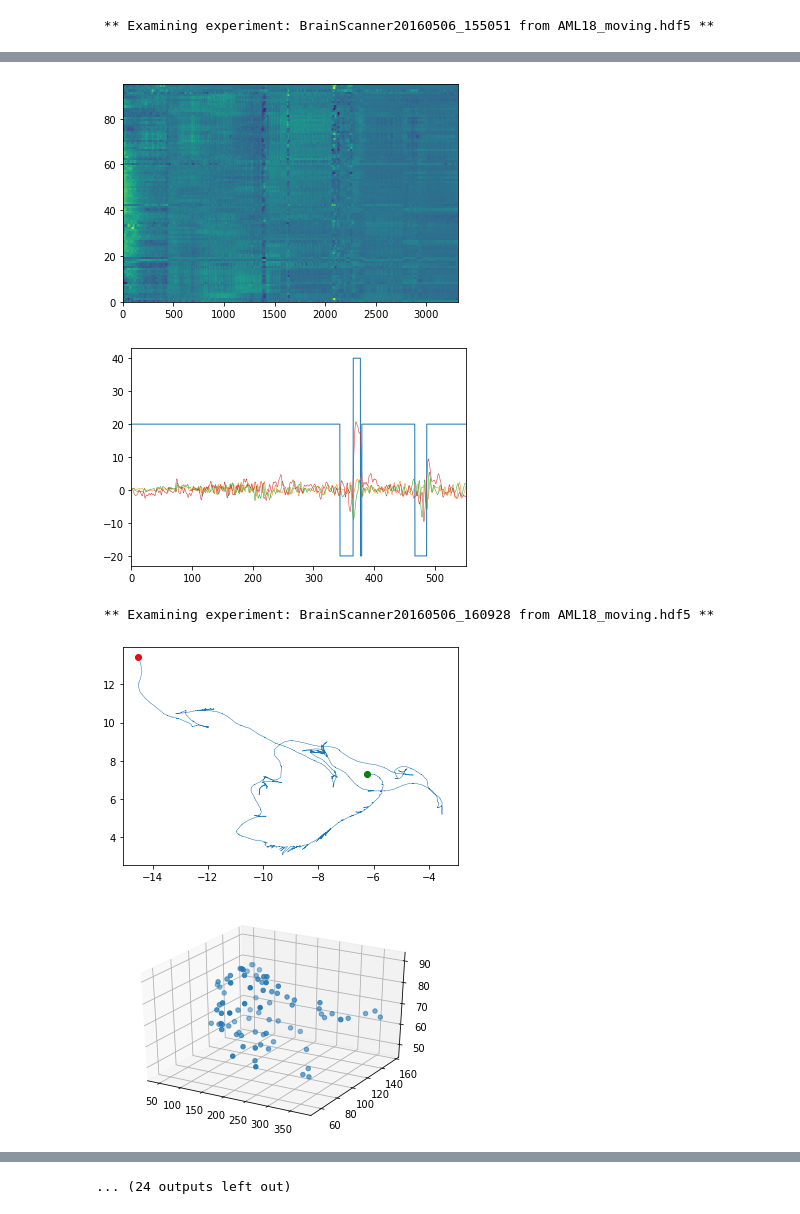
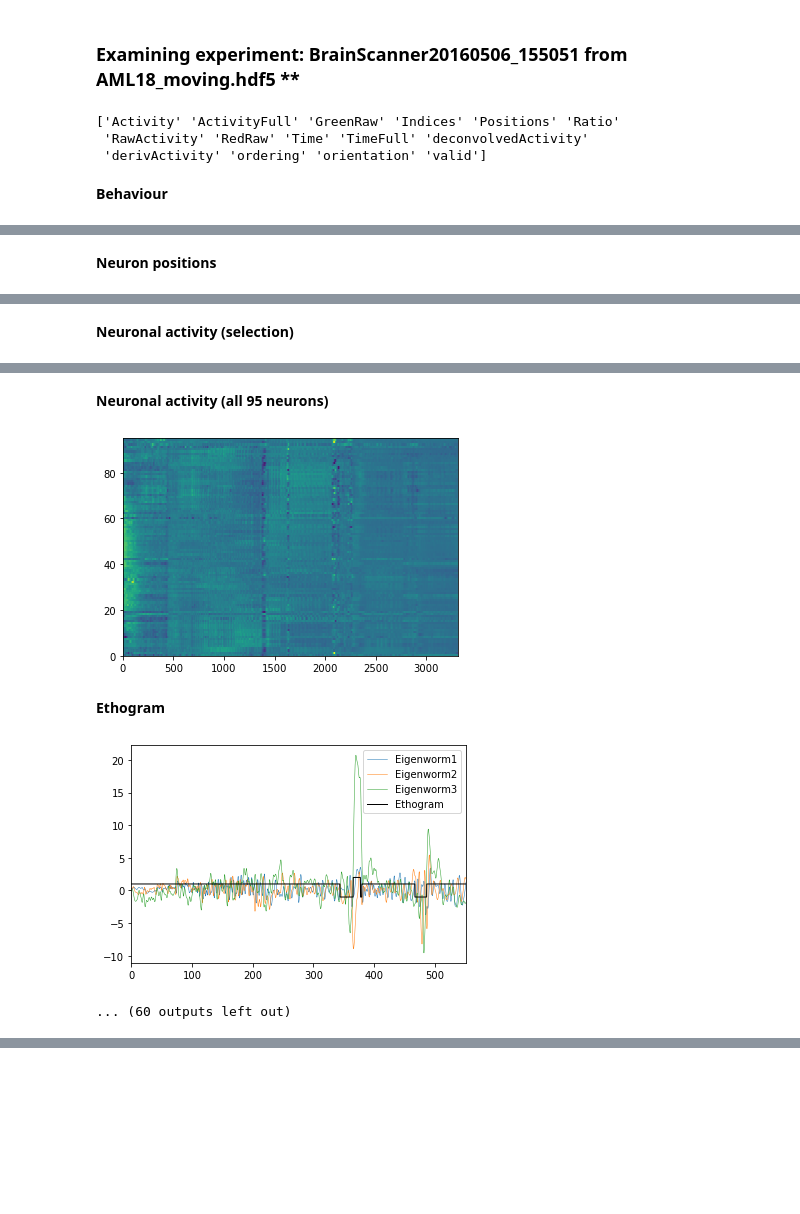
Before and after one commit to OpenSourceBrain/NWBShowcase, a Jupyter notebook: ScholzEtAl2019/Testing.ipynb, the cells around one changed output, grey strips where cells are left out. Drawn from its saved outputs; the diff is of its cells as text; code cells hidden in the pictures; blank space fills up the shorter version.

```diff
--- a/ScholzEtAl2019/Testing.ipynb
+++ b/ScholzEtAl2019/Testing.ipynb
@@ -1,6 +1,8 @@
 # %%
 import h5py
 import numpy as np
+
+from IPython.display import Markdown, display
 
 import matplotlib.pyplot as plt
 %matplotlib inline
@@ -16,17 +18,29 @@ for filename in filenames:
     celegans_h5 = h5py.File(filename, 'r')
     exps = np.array(celegans_h5['/'])
     for exp in exps:
-        print(' ** Examining experiment: %s from %s **'%(exp,filename))
+
+        display(Markdown('### Examining experiment: %s from %s **'%(exp,filename)))
         ns = np.array(celegans_h5['/%s/Neurons'%exp])
         behas = np.array(celegans_h5['/%s/Behavior'%exp])
         #print behas
-        #print ns
+        print(ns)
+
+        ###################################
+
+        display(Markdown('**Behaviour**'))
         xs = np.array(celegans_h5['/%s/Behavior/X'%exp])
         ys = np.array(celegans_h5['/%s/Behavior/Y'%exp])
+
         fig = plt.figure()
         plt.plot([xs[0]], [ys[0]], lw=0, marker='o',color='green')
         plt.plot([xs[-1]], [ys[-1]], lw=0, marker='o',color='red')
         plt.plot(xs, ys, lw=.5)
+
+        plt.show()
+
+        ###################################
+
+        display(Markdown('**Neuron positions**'))
 
         positions = np.array(celegans_h5['/%s/Neurons/Positions'%exp])
         #print positions
@@ -36,49 +50,69 @@ for filename in filenames:
 
         ax.scatter(positions[0],positions[1],positions[2])
         ax.set_aspect('auto')
+        plt.show()
+
+        ###################################
+
+        display(Markdown('**Neuronal activity (selection)**'))
 
         fig = plt.figure()
         activity = np.array(celegans_h5['/%s/Neurons/Activity'%exp])
-        #print activity[0]
         times = np.array(celegans_h5['/%s/Neurons/Time'%exp])
         #print len(times)
 
         for i in range(1, 50,5):
             plt.plot(times, activity[i], lw=.5, label='%s'%i)
             plt.xlim([times[0],times[-1]])
 
         plt.legend()
+        plt.show()
+
+        ###################################
+
+        display(Markdown('**Neuronal activity (all %s neurons)**'%len(activity)))
 
         hm_fig, hm_ax = plt.subplots()
         hm_ax.pcolormesh(activity)
+        plt.show()
 
+        ###################################
 
-        eth = 20*np.array(celegans_h5['/%s/Behavior/Ethogram'%exp])
+        display(Markdown('**Ethogram**'))
+
+        eth = 1*np.array(celegans_h5['/%s/Behavior/Ethogram'%exp])
         ethFull = np.array(celegans_h5['/%s/Behavior/EthogramFull'%exp])
 
         #print len(ethFull)
         #print len(eth)
 
         ew1 = np.array(celegans_h5['/%s/Behavior/Eigenworm1'%exp])
         ew2 = np.array(celegans_h5['/%s/Behavior/Eigenworm2'%exp])
         ew3 = np.array(celegans_h5['/%s/Behavior/Eigenworm3'%exp])
 
         fig = plt.figure()
-        plt.plot(times, eth, lw=1)
         #plt.plot(ethFull, lw=1)
-        plt.plot(times, ew1, lw=.5)
-        plt.plot(times, ew2, lw=.5)
-        plt.plot(times, ew3, lw=.5)
+        plt.plot(times, ew1, lw=.5, label='Eigenworm1')
+        plt.plot(times, ew2, lw=.5, label='Eigenworm2')
+        plt.plot(times, ew3, lw=.5, label='Eigenworm3')
+        plt.plot(times, eth, lw=1, color='k', label='Ethogram')
         plt.xlim([times[0],times[-1]])
 
+        plt.legend()
         plt.show()
 # %% [output]
+### Examining experiment: BrainScanner20160506_155051 from AML18_moving.hdf5 **
- ** Examining experiment: BrainScanner20160506_155051 from AML18_moving.hdf5 **
+['Activity' 'ActivityFull' 'GreenRaw' 'Indices' 'Positions' 'Ratio'
+ 'RawActivity' 'RedRaw' 'Time' 'TimeFull' 'deconvolvedActivity'
+ 'derivActivity' 'ordering' 'orientation' 'valid']
+**Behaviour**
 [figure]
+**Neuron positions**
 [figure]
+**Neuronal activity (selection)**
 [figure]
+**Neuronal activity (all 95 neurons)**
 [figure]
+**Ethogram**
-[figure, old version]
+[figure, new version]
- ** Examining experiment: BrainScanner20160506_160928 from AML18_moving.hdf5 **
+... (60 outputs left out)
-[figure, removed]
-[figure, removed]
@@ -88 +118,0 @@ for filename in filenames:
-... (24 outputs left out)
```
Also changed, not shown: parts of 1 cell of this notebook.
